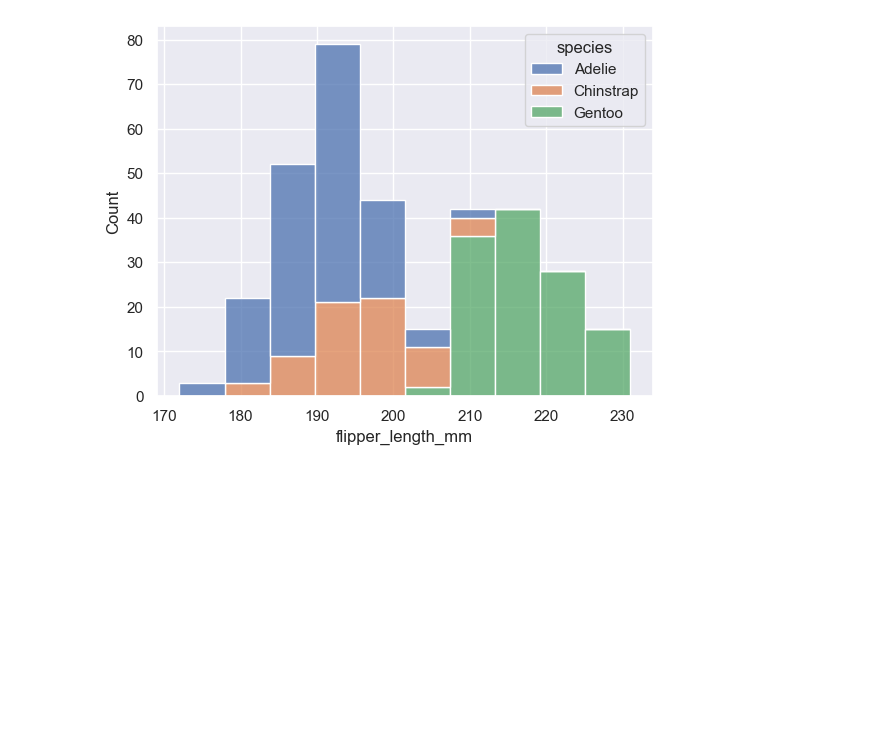
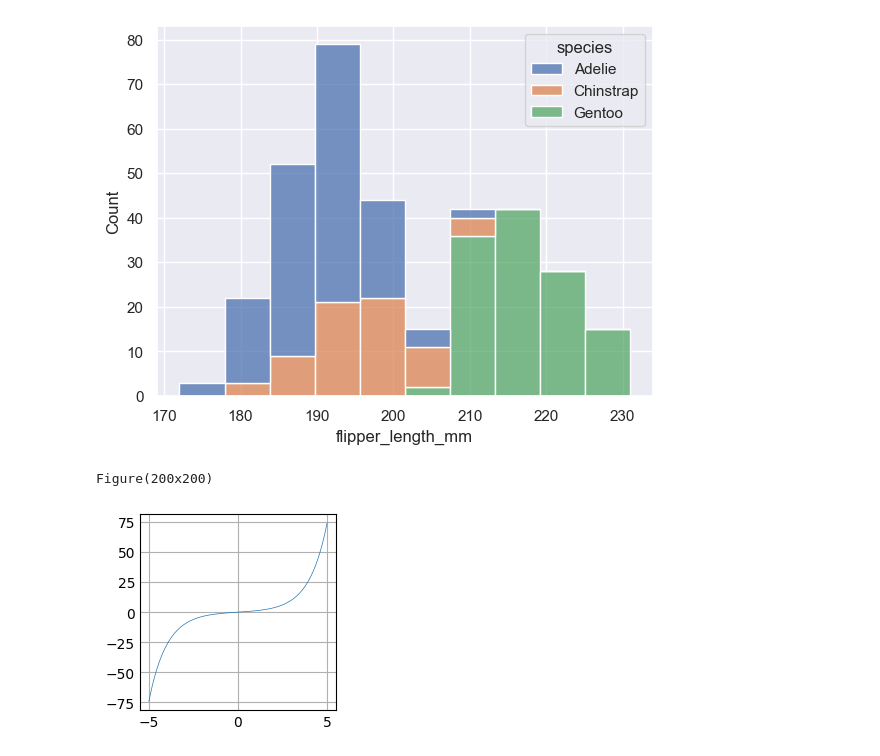
Before and after one commit to blueskywalker/tensorflow-notebooks, a Jupyter notebook: matplot-example.ipynb, the cells around one changed output. Cells and saved outputs as stored; diff of their text form; code cells hidden in the pictures; blank space fills up the shorter version.

```diff
--- a/matplot-example.ipynb
+++ b/matplot-example.ipynb
@@ -509,3 +509,25 @@ sns.histplot(data=penguins, x="flipper_length_mm", hue="species", multiple="stac
 # %% [output]
 <Axes: xlabel='flipper_length_mm', ylabel='Count'>
 [figure]
+# %%
+import matplotlib.pyplot as plt
+import numpy as np
+
+plt.style.use('_mpl-gallery')
+
+# make data
+x = np.linspace(-5, 5, 100)
+y = np.sinh(x)
+
+# plot
+fig, ax = plt.subplots()
+print(fig)
+ax.plot(x, y, linewidth=0.5)
+
+# ax.set(xlim=(-6, 6), xticks=np.arange(-5, 5),
+#        ylim=(-100, 100), yticks=np.arange(-100, 100))
+
+plt.show()
+# %% [output]
+Figure(200x200)
+[figure, added]
```
Also changed, not shown: 15 other files.
